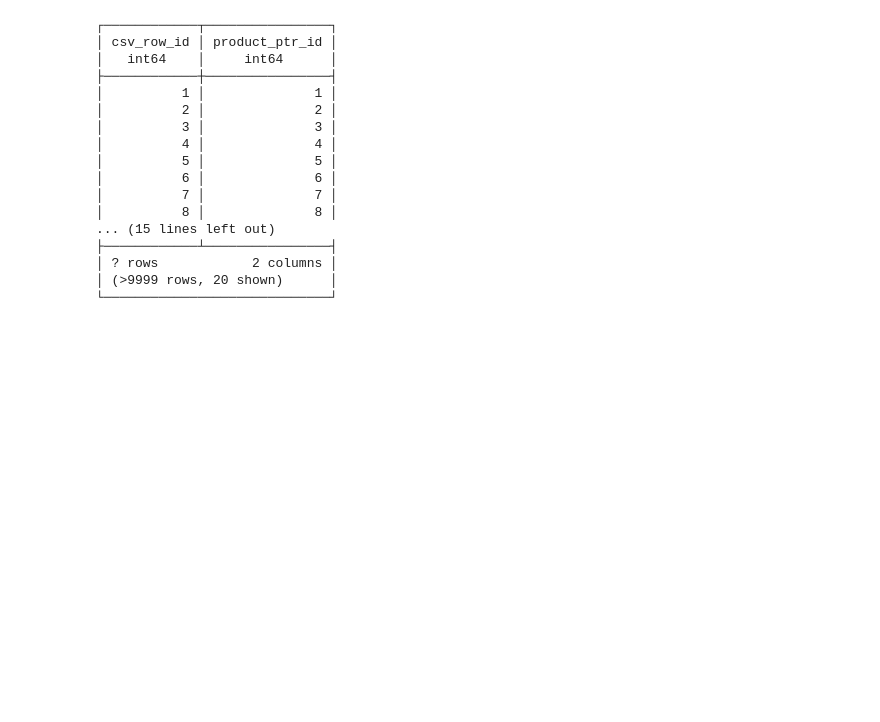
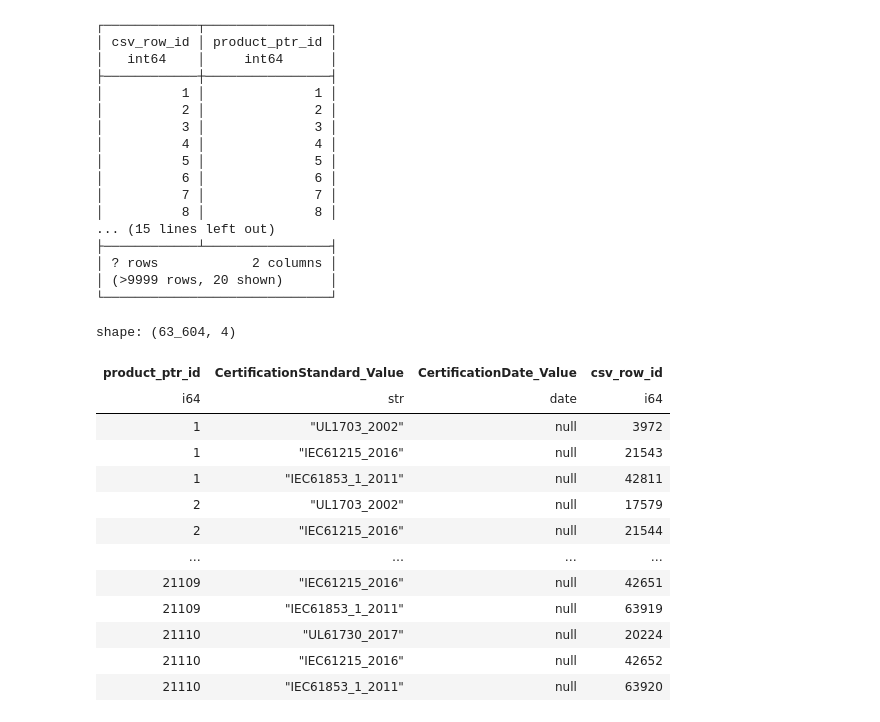
Before and after one commit to Open-Orange-Button/Orange-Button-ProductRegistry, a Jupyter notebook: server/data_upsert/ProdModule/upsert_no_orm.ipynb, the cells around one changed output. Saved outputs shown, nothing was run; the diff lists cells and outputs as text; code cells hidden in the pictures; blank space fills up the shorter version.

Commit message:
include m2m prodmodule relationships

```diff
--- a/server/data_upsert/ProdModule/upsert_no_orm.ipynb
+++ b/server/data_upsert/ProdModule/upsert_no_orm.ipynb
@@ -25,6 +25,6 @@ TransactionException: TransactionContext Error: cannot rollback - no transaction
 # %%
 all_columns = duckdb.sql("""
-select row_number() over () as csv_row_id, * from read_csv('ProdModule.csv');
+select * from read_csv('ProdModule.csv');
 """).pl()
 # %%
 ob_dimensions = duckdb.sql(r"""
@@ -103,6 +103,6 @@ describe ob_prod_modules;
 └───────────────────────────────────────────────────────────────────────────────────────────────────────┘
 # %%
-ob_prodmodule_ids = upsert_utils.insert_recursive(
+ob_prod_module_ids = upsert_utils.insert_recursive(
     rows=duckdb.sql("""
     select
         csv_row_id,
@@ -172,7 +172,7 @@ ob_prodmodule_ids = upsert_utils.insert_recursive(
         ('ProdGlazing_id', dict(target_table_name='server_prodglazing', pk='id')),
     ]
 )
-ob_prodmodule_ids
+ob_prod_module_ids
 # %% [output]
 ┌────────────┬────────────────┐
 │ csv_row_id │ product_ptr_id │
@@ -191,3 +191,28 @@ ob_prodmodule_ids
 │ ? rows            2 columns │
 │ (>9999 rows, 20 shown)      │
 └─────────────────────────────┘
+# %%
+ob_prod_certifications = duckdb.sql("""
+select
+    ob_prod_module_ids.product_ptr_id,
+    coalesce(CertificationStandard_Value, '') as CertificationStandard_Value,
+    csv.* exclude(CertificationStandard_Value, prodmodule_id),
+from read_csv('ProdCertification.csv') as csv
+join ob_prod_module_ids on ob_prod_module_ids.csv_row_id = csv.prodmodule_id
+""").pl()
+ob_prod_certifications
+# %% [output]
+shape: (63_604, 4)
+| product_ptr_id | CertificationStandard_Value | CertificationDate_Value | csv_row_id |
+| i64 | str | date | i64 |
+| 1 | "UL1703_2002" | null | 3972 |
+| 1 | "IEC61215_2016" | null | 21543 |
+| 1 | "IEC61853_1_2011" | null | 42811 |
+| 2 | "UL1703_2002" | null | 17579 |
+| 2 | "IEC61215_2016" | null | 21544 |
+| … | … | … | … |
+| 21109 | "IEC61215_2016" | null | 42651 |
+| 21109 | "IEC61853_1_2011" | null | 63919 |
+| 21110 | "UL61730_2017" | null | 20224 |
+| 21110 | "IEC61215_2016" | null | 42652 |
+| 21110 | "IEC61853_1_2011" | null | 63920 |
```
Also changed, not shown: parts of 9 cells of this notebook.
